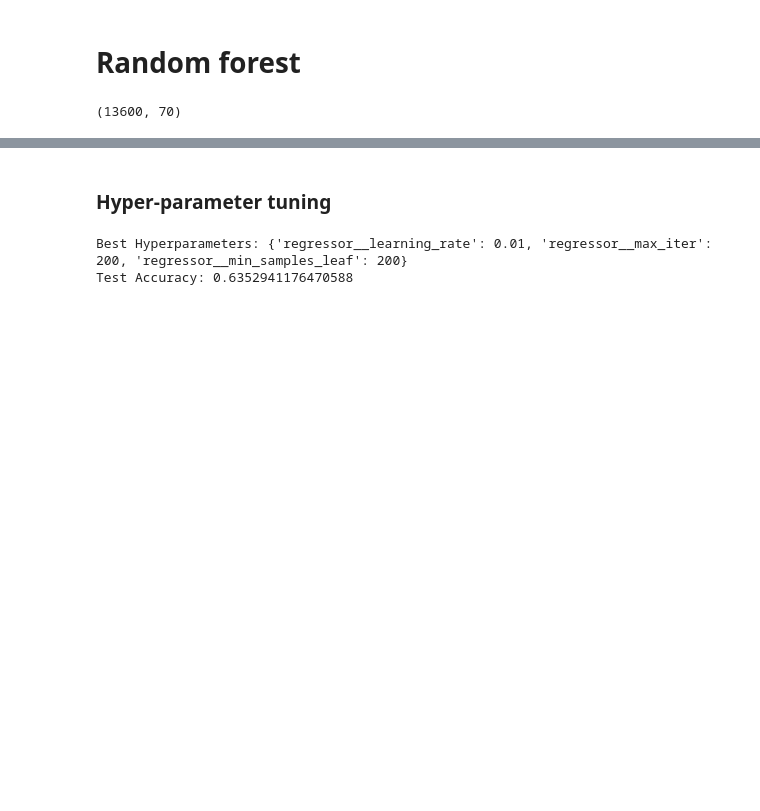
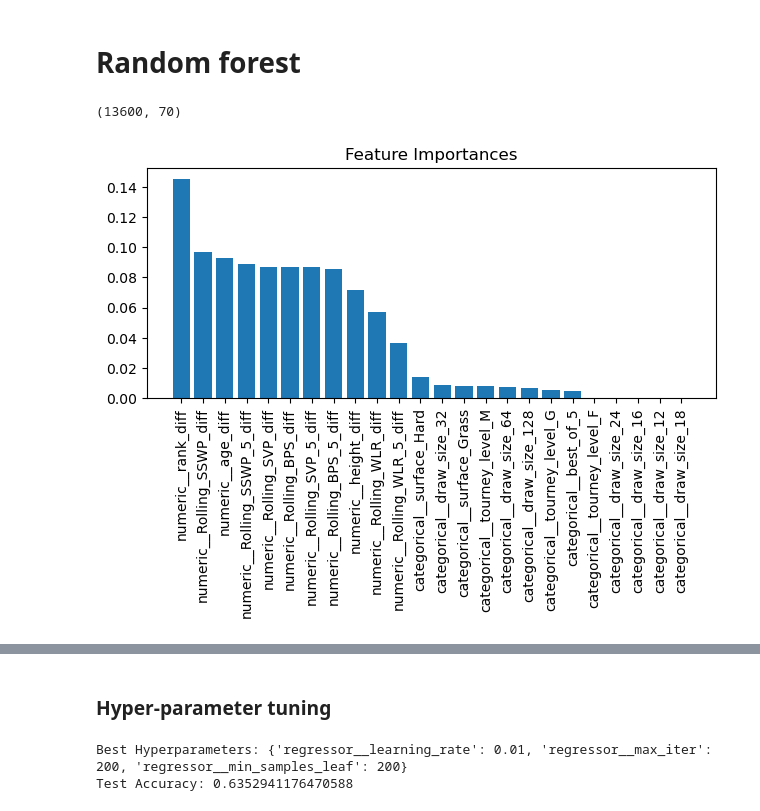
Before and after one commit to Alla977/Predicting-ATP-Tennis-Match-Outcomes, a Jupyter notebook: Machine Learning Models.ipynb, the cells around one changed output, grey strips where cells are left out. Cells and saved outputs as stored; diff of their text form; code cells hidden in the pictures; blank space fills up the shorter version.

Commit message:
Added variable importance

```diff
--- a/Machine Learning Models.ipynb
+++ b/Machine Learning Models.ipynb
@@ -164,0 +163,14 @@ importances = forest.named_steps["regressor"].feature_importances_
+# %%
+import numpy as np
+importances = forest.named_steps["regressor"].feature_importances_
+indices = np.argsort(importances)[::-1]
+features = forest.named_steps["preprocessor"].get_feature_names_out()
+#for f in range(features.shape[0]):
+ #   print(f"{features[f]}: {round(importances[indices[f]],3)}")
+plt.bar(range(features.shape[0]), importances[indices], align="center")
+plt.xticks(range(features.shape[0]),features[indices],rotation=90)
+plt.tight_layout()
+plt.title("Feature Importances")
+plt.show()
+# %% [output]
+[figure, added]
```
Also changed, not shown: parts of 2 cells of this notebook.
